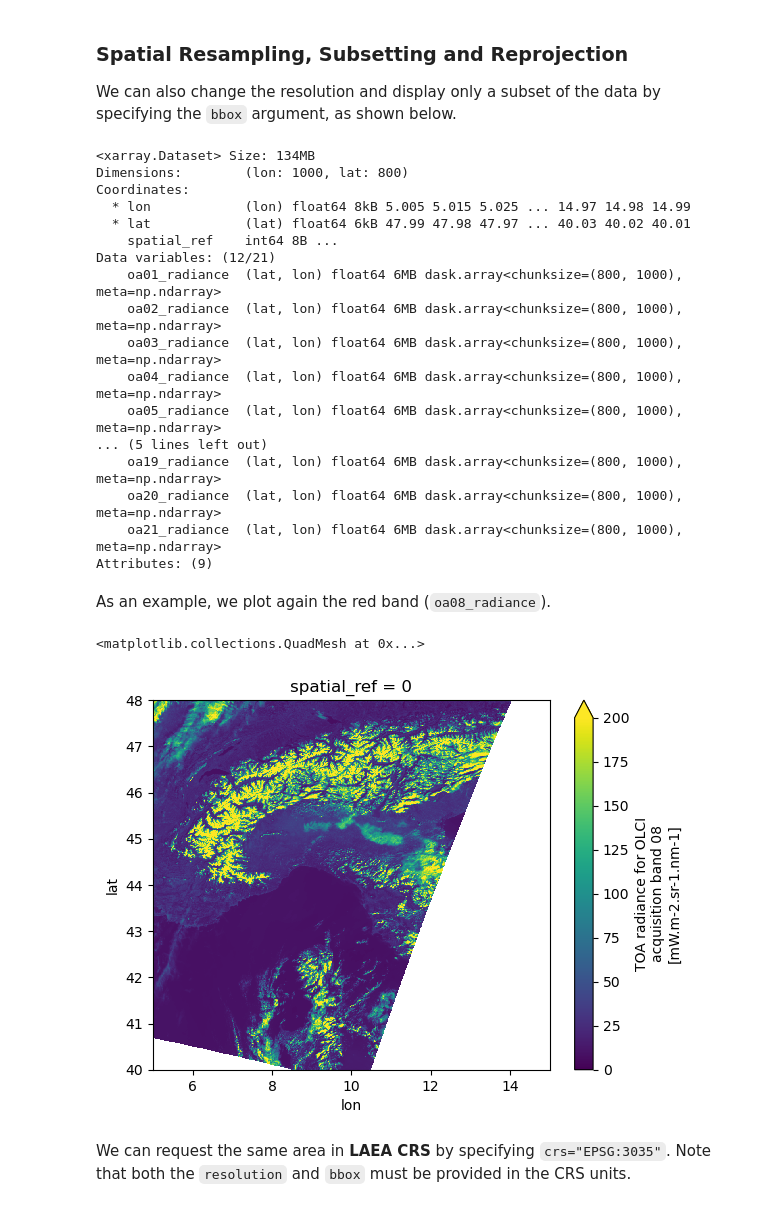
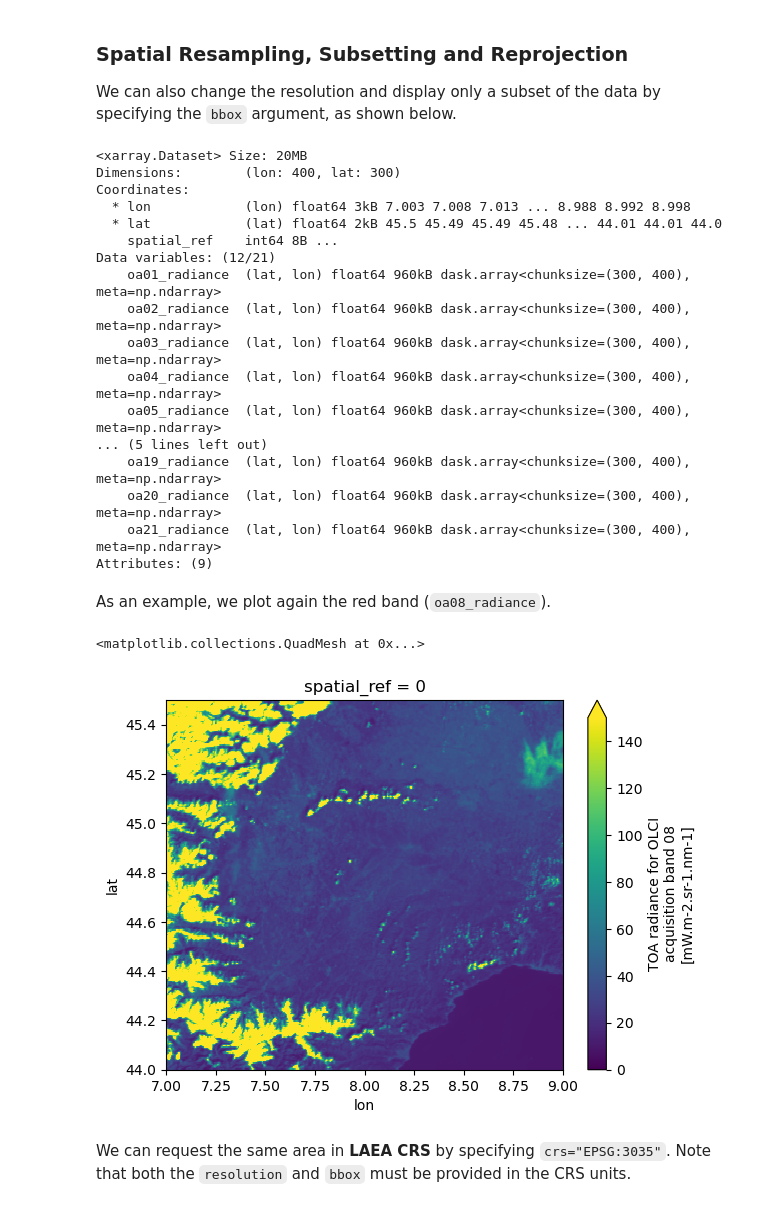
Before and after one commit to EOPF-Sample-Service/xarray-eopf, a Jupyter notebook: docs/examples/sentinel_3_analysis.ipynb, the cells around one changed output. Saved outputs shown, nothing was run; the diff lists cells and outputs as text; code cells hidden in the pictures.

```diff
--- a/docs/examples/sentinel_3_analysis.ipynb
+++ b/docs/examples/sentinel_3_analysis.ipynb
@@ -113,36 +116,36 @@ We can also change the resolution and display only a subset of the data by speci
 ds = xr.open_dataset(
     item.assets["product"].href,
     engine="eopf-zarr",
-    resolution=0.01,
-    bbox=[5, 40, 15, 48],
+    resolution=0.005,
+    bbox=[7, 44, 9, 45.5],
     chunks={},
 )
 ds
 # %% [output]
-<xarray.Dataset> Size: 134MB
-Dimensions:        (lon: 1000, lat: 800)
+<xarray.Dataset> Size: 20MB
+Dimensions:        (lon: 400, lat: 300)
 Coordinates:
-  * lon            (lon) float64 8kB 5.005 5.015 5.025 ... 14.97 14.98 14.99
-  * lat            (lat) float64 6kB 47.99 47.98 47.97 ... 40.03 40.02 40.01
+  * lon            (lon) float64 3kB 7.003 7.008 7.013 ... 8.988 8.992 8.998
+  * lat            (lat) float64 2kB 45.5 45.49 45.49 45.48 ... 44.01 44.01 44.0
     spatial_ref    int64 8B ...
 Data variables: (12/21)
-    oa01_radiance  (lat, lon) float64 6MB dask.array<chunksize=(800, 1000), meta=np.ndarray>
-    oa02_radiance  (lat, lon) float64 6MB dask.array<chunksize=(800, 1000), meta=np.ndarray>
-    oa03_radiance  (lat, lon) float64 6MB dask.array<chunksize=(800, 1000), meta=np.ndarray>
-    oa04_radiance  (lat, lon) float64 6MB dask.array<chunksize=(800, 1000), meta=np.ndarray>
-    oa05_radiance  (lat, lon) float64 6MB dask.array<chunksize=(800, 1000), meta=np.ndarray>
+    oa01_radiance  (lat, lon) float64 960kB dask.array<chunksize=(300, 400), meta=np.ndarray>
+    oa02_radiance  (lat, lon) float64 960kB dask.array<chunksize=(300, 400), meta=np.ndarray>
+    oa03_radiance  (lat, lon) float64 960kB dask.array<chunksize=(300, 400), meta=np.ndarray>
+    oa04_radiance  (lat, lon) float64 960kB dask.array<chunksize=(300, 400), meta=np.ndarray>
+    oa05_radiance  (lat, lon) float64 960kB dask.array<chunksize=(300, 400), meta=np.ndarray>
 ... (5 lines left out)
-    oa19_radiance  (lat, lon) float64 6MB dask.array<chunksize=(800, 1000), meta=np.ndarray>
-    oa20_radiance  (lat, lon) float64 6MB dask.array<chunksize=(800, 1000), meta=np.ndarray>
-    oa21_radiance  (lat, lon) float64 6MB dask.array<chunksize=(800, 1000), meta=np.ndarray>
+    oa19_radiance  (lat, lon) float64 960kB dask.array<chunksize=(300, 400), meta=np.ndarray>
+    oa20_radiance  (lat, lon) float64 960kB dask.array<chunksize=(300, 400), meta=np.ndarray>
+    oa21_radiance  (lat, lon) float64 960kB dask.array<chunksize=(300, 400), meta=np.ndarray>
 Attributes: (9)
 # %% [markdown]
 As an example, we plot again the red band (`oa08_radiance`).
 # %%
-ds.oa08_radiance.plot(vmin=0., vmax=200.)
+ds.oa08_radiance.plot(vmin=0., vmax=150.)
 # %% [output]
 <matplotlib.collections.QuadMesh at 0x...>
-[figure, old version]
+[figure, new version]
 # %% [markdown]
 We can request the same area in **LAEA CRS** by specifying `crs="EPSG:3035"`. Note that both the `resolution` and `bbox` must be provided in the CRS units.
 # %%
```
Also changed, not shown: parts of 21 cells of this notebook, 5 other files.
